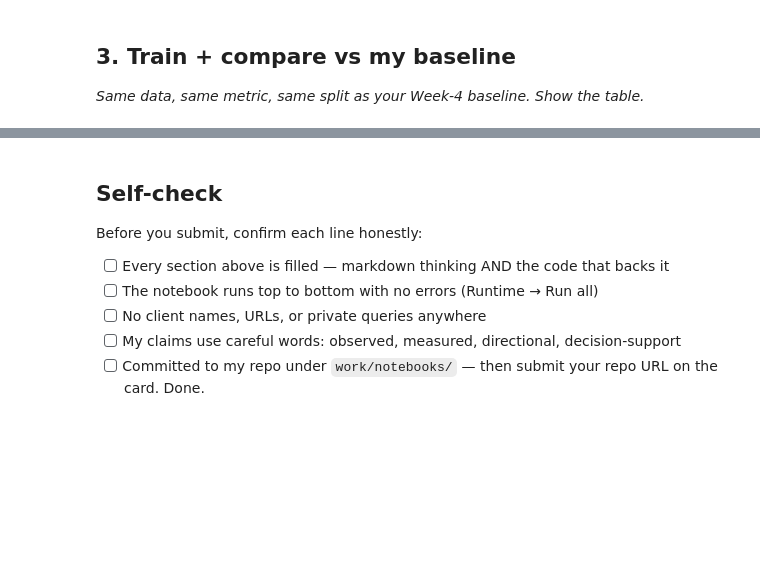
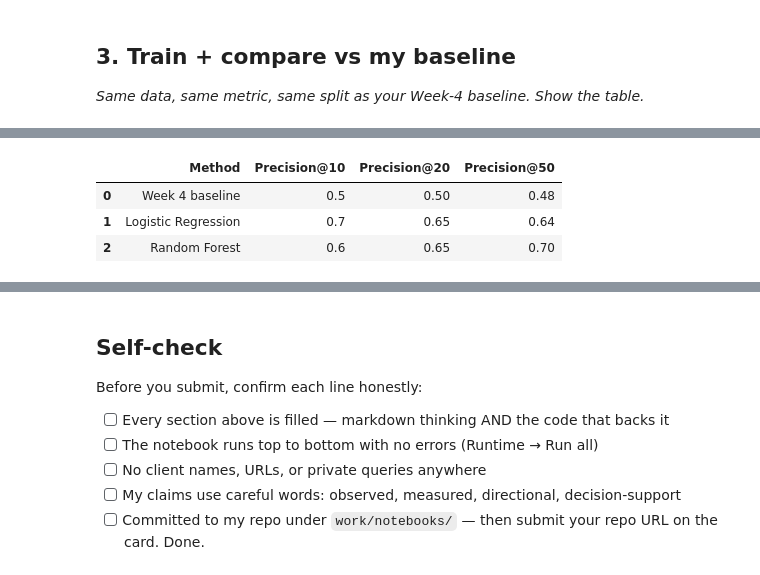
Before and after one commit to Ladinski/flyrank-ml-internship, a Jupyter notebook: work/notebooks/w05_model.ipynb, the cells around one changed output, grey strips where cells are left out. Saved outputs shown, nothing was run; the diff lists cells and outputs as text; code cells hidden in the pictures; blank space fills up the shorter version.

```diff
--- a/work/notebooks/w05_model.ipynb
+++ b/work/notebooks/w05_model.ipynb
@@ -36,0 +188,96 @@ This skeleton is yours to fill. Work the sections **in order** — each one has
+# %%
+# This cell is for CODE (numbers, a query, a check).
+# Write your text answer in the cell ABOVE this one — typing sentences here breaks Run All.
+
+from sklearn.pipeline import make_pipeline
+from sklearn.impute import SimpleImputer
+from sklearn.preprocessing import StandardScaler
+from sklearn.linear_model import LogisticRegression
+from sklearn.ensemble import RandomForestClassifier
+from sklearn.metrics import average_precision_score
+
+X_train = train_df[feature_cols]
+X_test = test_df[feature_cols]
+
+y_train = train_df["is_declining_label"].to_numpy()
+y_test = test_df["is_declining_label"].to_numpy()
+
+# 1. Week 4 baseline — fit CTR reference medians on training only
+bins = [0, 3, 10, 20, 50, np.inf]
+labels = ["1-3", "4-10", "11-20", "21-50", "50+"]
+
+train_bucket = pd.cut(
+    train_df["avg_position"],
+    bins=bins, labels=labels, include_lowest=True
+)
+test_bucket = pd.cut(
+    test_df["avg_position"],
+    bins=bins, labels=labels, include_lowest=True
+)
+
+ctr_medians = train_df.groupby(
+    train_bucket, observed=True
+)["ctr"].median()
+
+expected_ctr = test_bucket.map(ctr_medians).astype(float)
+
+eligible = (
+    test_bucket.isin(["4-10", "11-20"])
+    & (test_df["ctr"] < expected_ctr)
+    & (test_df["impressions_90d"] >= 100)
+)
+
+baseline_scores = np.where(
+    eligible.to_numpy(),
+    test_df["impressions_90d"].to_numpy(),
+    0.0
+)
+
+# 2. Logistic Regression
+log_model = make_pipeline(
+    SimpleImputer(strategy="median"),
+    StandardScaler(),
+    LogisticRegression(max_iter=2000, random_state=42)
+)
+log_model.fit(X_train, y_train)
+log_scores = log_model.predict_proba(X_test)[:, 1]
+
+# 3. Random Forest
+rf_model = make_pipeline(
+    SimpleImputer(strategy="median"),
+    RandomForestClassifier(
+        n_estimators=200,
+        min_samples_leaf=5,
+        random_state=42,
+        n_jobs=-1
+    )
+)
+rf_model.fit(X_train, y_train)
+rf_scores = rf_model.predict_proba(X_test)[:, 1]
+
+# Evaluate every approach on the same test labels
+def precision_at_k(scores, y, k):
+    order = np.argsort(-np.asarray(scores), kind="stable")
+    return np.asarray(y)[order[:k]].mean()
+
+results = []
+
+for name, scores in [
+    ("Week 4 baseline", baseline_scores),
+    ("Logistic Regression", log_scores),
+    ("Random Forest", rf_scores)
+]:
+    results.append({
+        "Method": name,
+        "Precision@10": precision_at_k(scores, y_test, 10),
+        "Precision@20": precision_at_k(scores, y_test, 20),
+        "Precision@50": precision_at_k(scores, y_test, 50)
+    })
+
+results_df = pd.DataFrame(results)
+display(results_df.round(3))
+# %% [output]
+|  | Method | Precision@10 | Precision@20 | Precision@50 |
+| 0 | Week 4 baseline | 0.5 | 0.50 | 0.48 |
+| 1 | Logistic Regression | 0.7 | 0.65 | 0.64 |
+| 2 | Random Forest | 0.6 | 0.65 | 0.70 |
```
Also changed, not shown: parts of 11 cells of this notebook.
